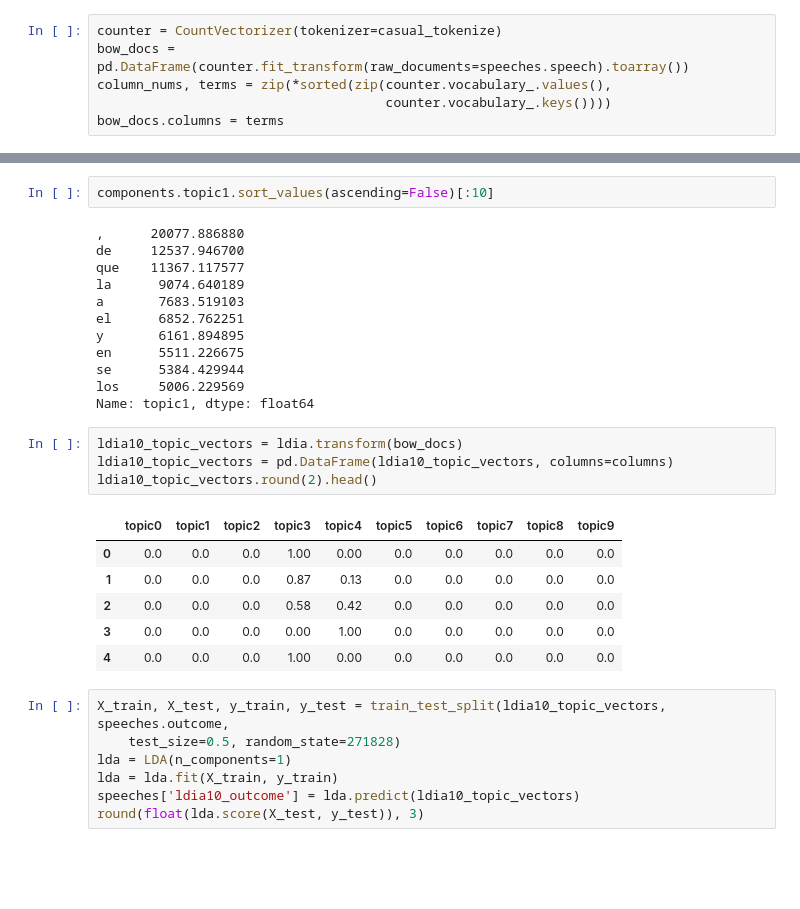
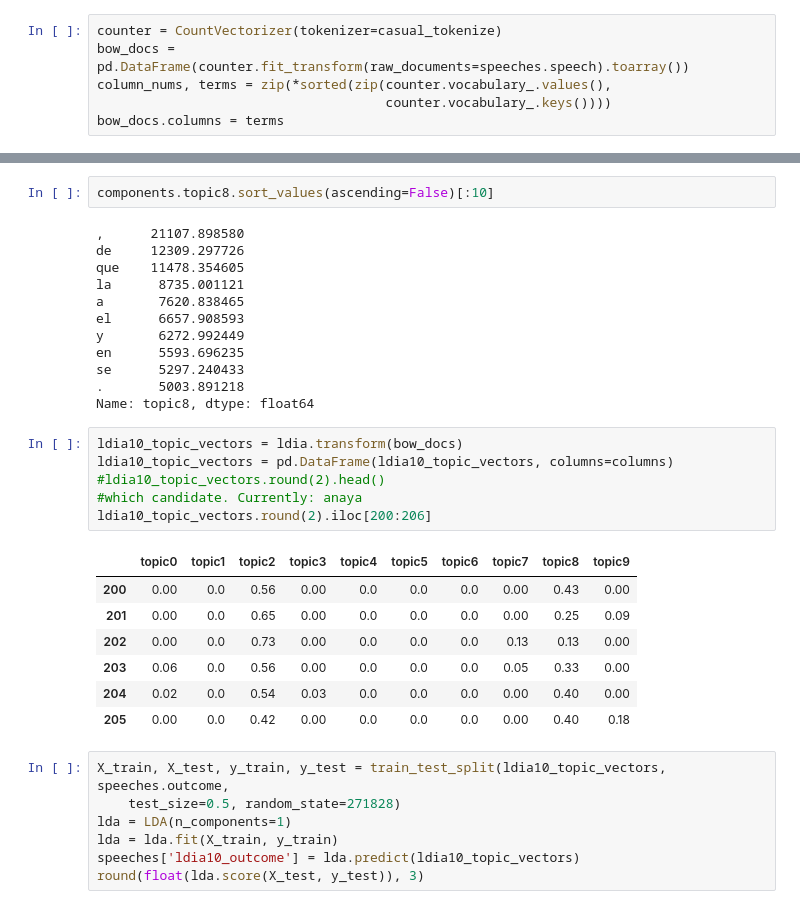
Before and after one commit to ramirezfranco/TMProject, a Jupyter notebook: PCA.ipynb, the cells around one changed output, grey strips where cells are left out. Drawn from its saved outputs; the diff is of its cells as text; blank space fills up the shorter version.

```diff
--- a/PCA.ipynb
+++ b/PCA.ipynb
@@ -164,28 +175,31 @@ components.round(2).head(2)
 # %%
-components.topic1.sort_values(ascending=False)[:10]
+components.topic8.sort_values(ascending=False)[:10]
 # %% [output]
-,      20077.886880
-de     12537.946700
-que    11367.117577
-la      9074.640189
-a       7683.519103
-el      6852.762251
-y       6161.894895
-en      5511.226675
-se      5384.429944
-los     5006.229569
-Name: topic1, dtype: float64
+,      21107.898580
+de     12309.297726
+que    11478.354605
+la      8735.001121
+a       7620.838465
+el      6657.908593
+y       6272.992449
+en      5593.696235
+se      5297.240433
+.       5003.891218
+Name: topic8, dtype: float64
 # %%
 ldia10_topic_vectors = ldia.transform(bow_docs)
 ldia10_topic_vectors = pd.DataFrame(ldia10_topic_vectors, columns=columns)
-ldia10_topic_vectors.round(2).head()
+#ldia10_topic_vectors.round(2).head()
+#which candidate. Currently: anaya
+ldia10_topic_vectors.round(2).iloc[200:206]
 # %% [output]
 |  | topic0 | topic1 | topic2 | topic3 | topic4 | topic5 | topic6 | topic7 | topic8 | topic9 |
-| 0 | 0.0 | 0.0 | 0.0 | 1.00 | 0.00 | 0.0 | 0.0 | 0.0 | 0.0 | 0.0 |
-| 1 | 0.0 | 0.0 | 0.0 | 0.87 | 0.13 | 0.0 | 0.0 | 0.0 | 0.0 | 0.0 |
-| 2 | 0.0 | 0.0 | 0.0 | 0.58 | 0.42 | 0.0 | 0.0 | 0.0 | 0.0 | 0.0 |
-| 3 | 0.0 | 0.0 | 0.0 | 0.00 | 1.00 | 0.0 | 0.0 | 0.0 | 0.0 | 0.0 |
-| 4 | 0.0 | 0.0 | 0.0 | 1.00 | 0.00 | 0.0 | 0.0 | 0.0 | 0.0 | 0.0 |
+| 200 | 0.00 | 0.0 | 0.56 | 0.00 | 0.0 | 0.0 | 0.0 | 0.00 | 0.43 | 0.00 |
+| 201 | 0.00 | 0.0 | 0.65 | 0.00 | 0.0 | 0.0 | 0.0 | 0.00 | 0.25 | 0.09 |
+| 202 | 0.00 | 0.0 | 0.73 | 0.00 | 0.0 | 0.0 | 0.0 | 0.13 | 0.13 | 0.00 |
+| 203 | 0.06 | 0.0 | 0.56 | 0.00 | 0.0 | 0.0 | 0.0 | 0.05 | 0.33 | 0.00 |
+| 204 | 0.02 | 0.0 | 0.54 | 0.03 | 0.0 | 0.0 | 0.0 | 0.00 | 0.40 | 0.00 |
+| 205 | 0.00 | 0.0 | 0.42 | 0.00 | 0.0 | 0.0 | 0.0 | 0.00 | 0.40 | 0.18 |
 # %%
 X_train, X_test, y_train, y_test = train_test_split(ldia10_topic_vectors, speeches.outcome,
     test_size=0.5, random_state=271828)
```
Also changed, not shown: parts of 9 cells of this notebook, 1 other file.
